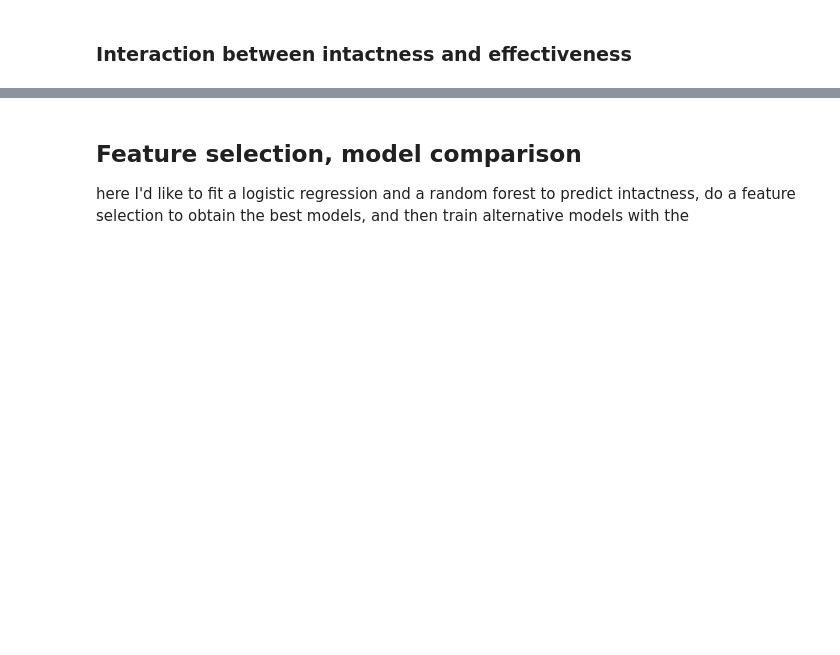
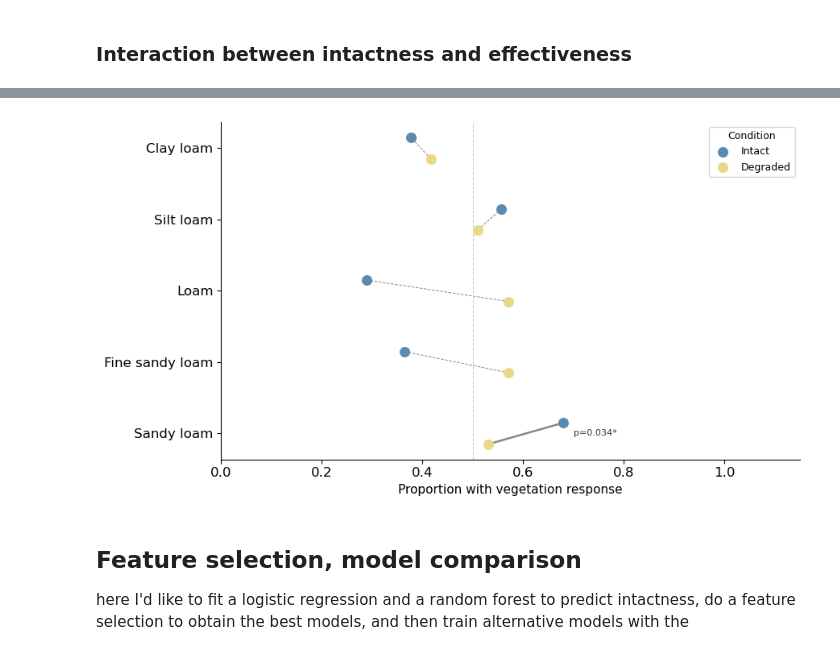
Before and after one commit to octavia-crompton/altar-berms-outcomes, a Jupyter notebook: notebooks/ berm analysis with API.ipynb, the cells around one changed output, grey strips where cells are left out. Saved outputs shown, nothing was run; the diff lists cells and outputs as text; code cells hidden in the pictures; blank space fills up the shorter version.

```diff
--- a/notebooks/ berm analysis with API.ipynb
+++ b/notebooks/ berm analysis with API.ipynb
@@ -2197,7 +2377,10 @@ tex_keep = tex_keep[tex_keep >= min_n].index
 plot_df = plot_df[plot_df["Texture"].isin(tex_keep)]
 
 # Use the predefined texture order (finest → coarsest), filtered to what's in plot_df
-tex_order = [t for t in texture_order if t in plot_df["Texture"].values]
+# Append any textures present in data but not in texture_order (avoids ValueError)
+_known = set(texture_order)
+tex_order = [t for t in texture_order if t in plot_df["Texture"].values] + \
+            [t for t in sorted(plot_df["Texture"].unique()) if t not in _known]
 
 fig, ax = plt.subplots(figsize=(9, 5))
 
@@ -2210,33 +2393,35 @@ for grp, color in _clr.items():
     ax.scatter(grp_df["mean"], y_pos, color=color, s=70, zorder=3, label=grp)
 
 # Connect paired dots with a line; bold + solid if significant
 for tex in tex_order:
     row_i = plot_df[(plot_df["Texture"] == tex) & (plot_df["Group"] == "Intact")]
     row_d = plot_df[(plot_df["Texture"] == tex) & (plot_df["Group"] == "Degraded")]
     if row_i.empty or row_d.empty:
         continue
     yi = tex_order.index(tex)
     xi, xd = row_i["mean"].values[0], row_d["mean"].values[0]
     sig = row_i["significant_0p05"].values[0]
     lw = 1.8 if sig else 0.7
     ls = "-" if sig else "--"
     ax.plot([xd, xi], [yi + dodge["Degraded"], yi + dodge["Intact"]],
             color="#888888", linewidth=lw, linestyle=ls, zorder=2)
     if sig:
         p = row_i["p_value"].values[0]
         ax.text(max(xi, xd) + 0.02, yi, f"p={p:.3f}*",
                 va="center", fontsize=8, color="#333333")
 
 ax.set_yticks(range(len(tex_order)))
 ax.set_yticklabels(tex_order)
 ax.set_xlabel(f"Proportion with {LBL_EFFECTIVE.lower()}", fontsize=11)
 ax.set_xlim(0, 1.15)
 ax.invert_yaxis()
 ax.axvline(0.5, color="#cccccc", linewidth=0.8, linestyle="--")
 ax.legend(title="Condition", fontsize=9, title_fontsize=9)
 ax.spines[["top", "right"]].set_visible(False)
 plt.tight_layout()
 plt.show()
+# %% [output]
+[figure, added]
 # %% [markdown]
 ## Feature selection, model comparison
 
```
Also changed, not shown: parts of 36 cells of this notebook, 36 other files.
